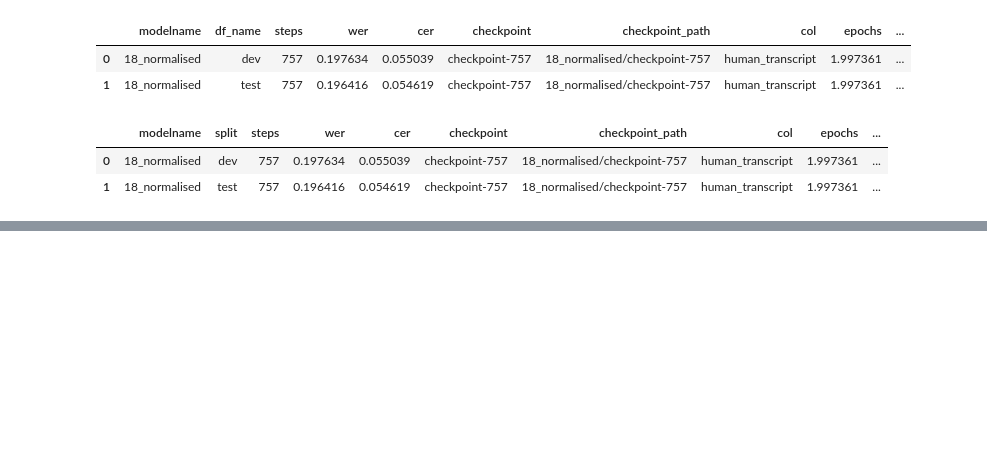
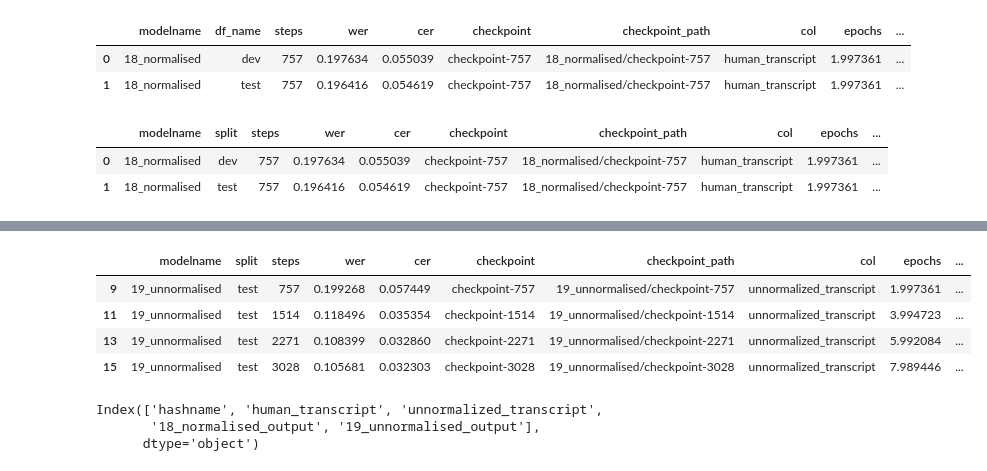
Before and after one commit to 5roop/task8, a Jupyter notebook: 21_per_epoch_evaluation.ipynb, the cells around one changed output, grey strips where cells are left out. Saved outputs shown, nothing was run; the diff lists cells and outputs as text; code cells hidden in the pictures; blank space fills up the shorter version.

```diff
--- a/21_per_epoch_evaluation.ipynb
+++ b/21_per_epoch_evaluation.ipynb
@@ -156,0 +186,14 @@ df.to_csv("21_results.csv", index=False)
+# %%
+subset
+# %% [output]
+|  | modelname | split | steps | wer | cer | checkpoint | checkpoint_path | col | epochs | ... |
+| 9 | 19_unnormalised | test | 757 | 0.199268 | 0.057449 | checkpoint-757 | 19_unnormalised/checkpoint-757 | unnormalized_transcript | 1.997361 | ... |
+| 11 | 19_unnormalised | test | 1514 | 0.118496 | 0.035354 | checkpoint-1514 | 19_unnormalised/checkpoint-1514 | unnormalized_transcript | 3.994723 | ... |
+| 13 | 19_unnormalised | test | 2271 | 0.108399 | 0.032860 | checkpoint-2271 | 19_unnormalised/checkpoint-2271 | unnormalized_transcript | 5.992084 | ... |
+| 15 | 19_unnormalised | test | 3028 | 0.105681 | 0.032303 | checkpoint-3028 | 19_unnormalised/checkpoint-3028 | unnormalized_transcript | 7.989446 | ... |
+# %%
+dev.columns
+# %% [output]
+Index(['hashname', 'human_transcript', 'unnormalized_transcript',
+       '18_normalised_output', '19_unnormalised_output'],
+      dtype='object')
```
Also changed, not shown: parts of 3 cells of this notebook, 4 other files.
